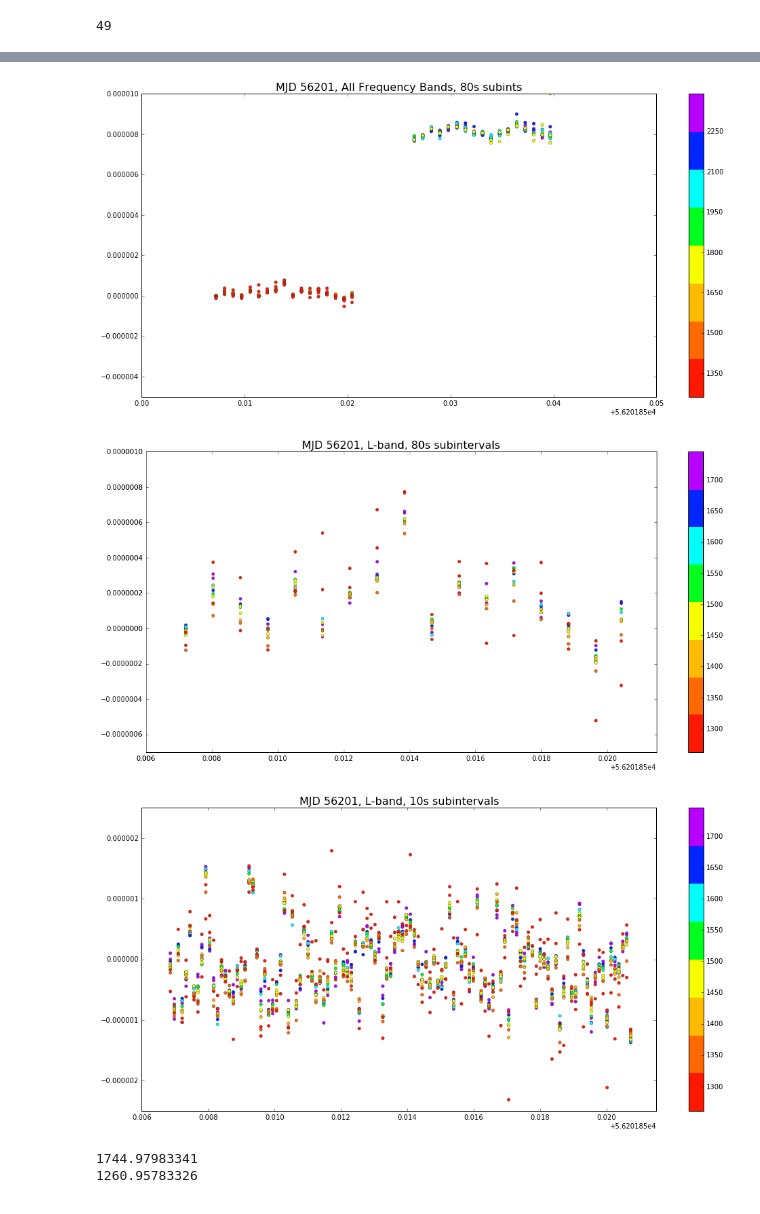
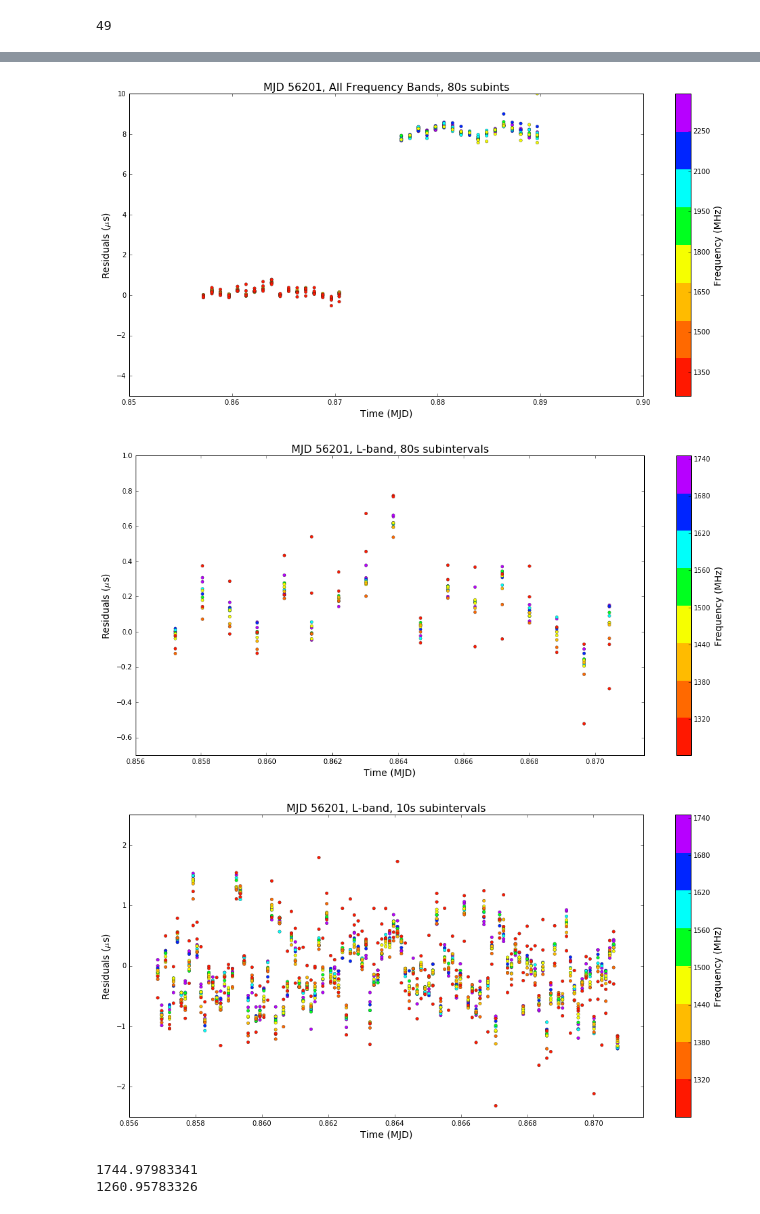
Before and after one commit to elliesch/pulsar_codes, a Jupyter notebook: ResidVsTime.ipynb, the cells around one changed output, grey strips where cells are left out. Cells and saved outputs as stored; diff of their text form; code cells hidden in the pictures.

```diff
--- a/ResidVsTime.ipynb
+++ b/ResidVsTime.ipynb
@@ -4,6 +4,8 @@ import matplotlib.pyplot as plt
 %matplotlib inline
 import math
 
+micro = 10**(6)
+
 from mpl_toolkits.axes_grid1.inset_locator import zoomed_inset_axes
 from mpl_toolkits.axes_grid1.inset_locator import mark_inset
 # %%
@@ -169,59 +197,71 @@ plt.show()
 # %%
 x=r.read_residuals(filename="/nimrod1/eschwab/residuals/resid_56201_80F8.tmp")
 
+date=56201
+
 #This plot uses all frequency bands
 fig,ax = plt.subplots(figsize=(17,8))
-cax = ax.scatter(x.bary_TOA, x.prefit_sec, c=x.bary_freq, s=20, edgecolor='#262626', linewidth='0.35', cmap=cmap)
+cax = ax.scatter(x.bary_TOA - date, micro*(x.prefit_sec), c=x.bary_freq, s=20, edgecolor='#262626', linewidth='0.35', cmap=cmap)
 ax.set_title('MJD 56201, All Frequency Bands, 80s subints', fontsize='16')
-ax.set_xlim(56201.85, 56201.9)
-ax.set_ylim(-0.000005, 0.00001)
+ax.set_xlim(0.85, 0.9)
+ax.set_ylim(-5.0, 10)
+ax.set_xlabel('Time (MJD)', fontsize='14')
+ax.set_ylabel('Residuals (${\mu}$s)', fontsize='14')
 cb=fig.colorbar(cax)
 cb.locator = tick_locator
 cb.update_ticks()
+cb.set_label('Frequency (MHz)', fontsize='14')
 
 plt.show()
 # %% [output]
-[figure, old version]
+[figure, new version]
 # %%
 x=r.read_residuals(filename="/nimrod1/eschwab/residuals/resid_56201_80F8.tmp")
 
 condition=(x.bary_TOA > 56201.85) & (x.bary_TOA < 56201.872)
 
 fig,ax = plt.subplots(figsize=(17,8))
-cax = ax.scatter(x.bary_TOA[condition],
-                 x.prefit_sec[condition],
+cax = ax.scatter(x.bary_TOA[condition] - date,
+                 micro*(x.prefit_sec[condition]),
                  c=x.bary_freq[condition],
                  s=20, edgecolor='#262626', linewidth='0.35', cmap=cmap)
 ax.set_title('MJD 56201, L-band, 80s subintervals', fontsize='16')
-ax.set_xlim(56201.856, 56201.8715)
-ax.set_ylim(-0.0000007, 0.000001)
-fig.colorbar(cax)
+ax.set_xlim(0.856, 0.8715)
+ax.set_ylim(-0.7, 1.0)
+ax.set_xlabel('Time (MJD)', fontsize='14')
+ax.set_ylabel('Residuals (${\mu}$s)', fontsize='14')
+cb=fig.colorbar(cax)
 cb.locator = tick_locator
 cb.update_ticks()
+cb.set_label('Frequency (MHz)', fontsize='14')
 
 plt.show()
 # %% [output]
-[figure, old version]
+[figure, new version]
 # %%
 x=r.read_residuals(filename="/nimrod1/eschwab/residuals/resid_56201_NTF8.tmp")
 
+date = 56201
 condition=(x.bary_TOA > 56201.85) & (x.bary_TOA < 56201.872)
 
 fig,ax = plt.subplots(figsize=(17,8))
-cax = ax.scatter(x.bary_TOA[condition],
-                 x.prefit_sec[condition],
+cax = ax.scatter(x.bary_TOA[condition] - date,
+                 micro*(x.prefit_sec[condition]),
                  c=x.bary_freq[condition],
                  s=20, edgecolor='#262626', linewidth='0.35', cmap=cmap)
 ax.set_title('MJD 56201, L-band, 10s subintervals', fontsize='16')
-ax.set_xlim(56201.856, 56201.8715)
-ax.set_ylim(-0.0000025, 0.0000025)
-fig.colorbar(cax)
+ax.set_xlim(0.856, 0.8715)
+ax.set_ylim(-2.5, 2.5)
+ax.set_xlabel('Time (MJD)', fontsize='14')
+ax.set_ylabel('Residuals (${\mu}$s)', fontsize='14')
+cb=fig.colorbar(cax)
 cb.locator = tick_locator
 cb.update_ticks()
+cb.set_label('Frequency (MHz)', fontsize='14')
 
 plt.show()
 # %% [output]
-[figure, old version]
+[figure, new version]
 # %%
 print max(x.bary_freq[condition])
 
```
Also changed, not shown: parts of 13 cells of this notebook.
